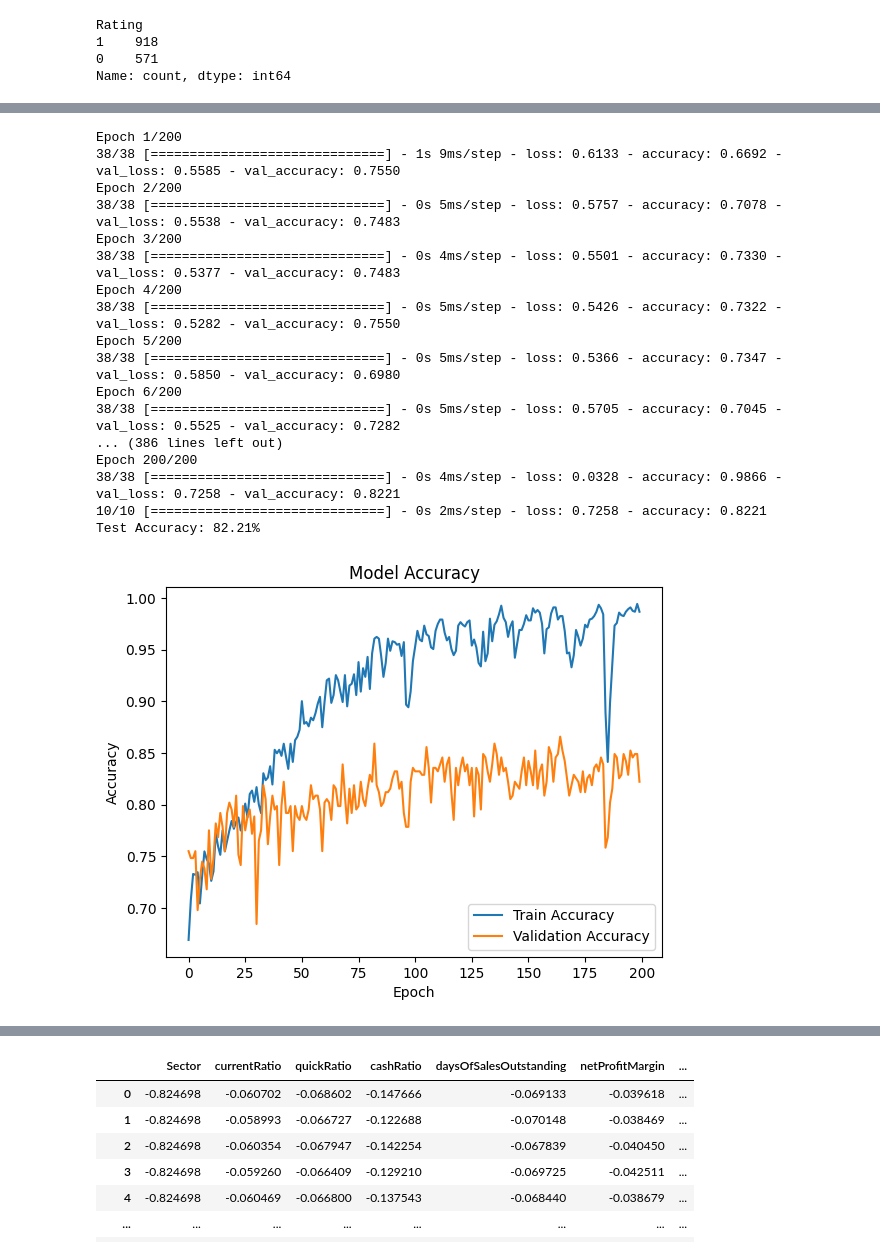
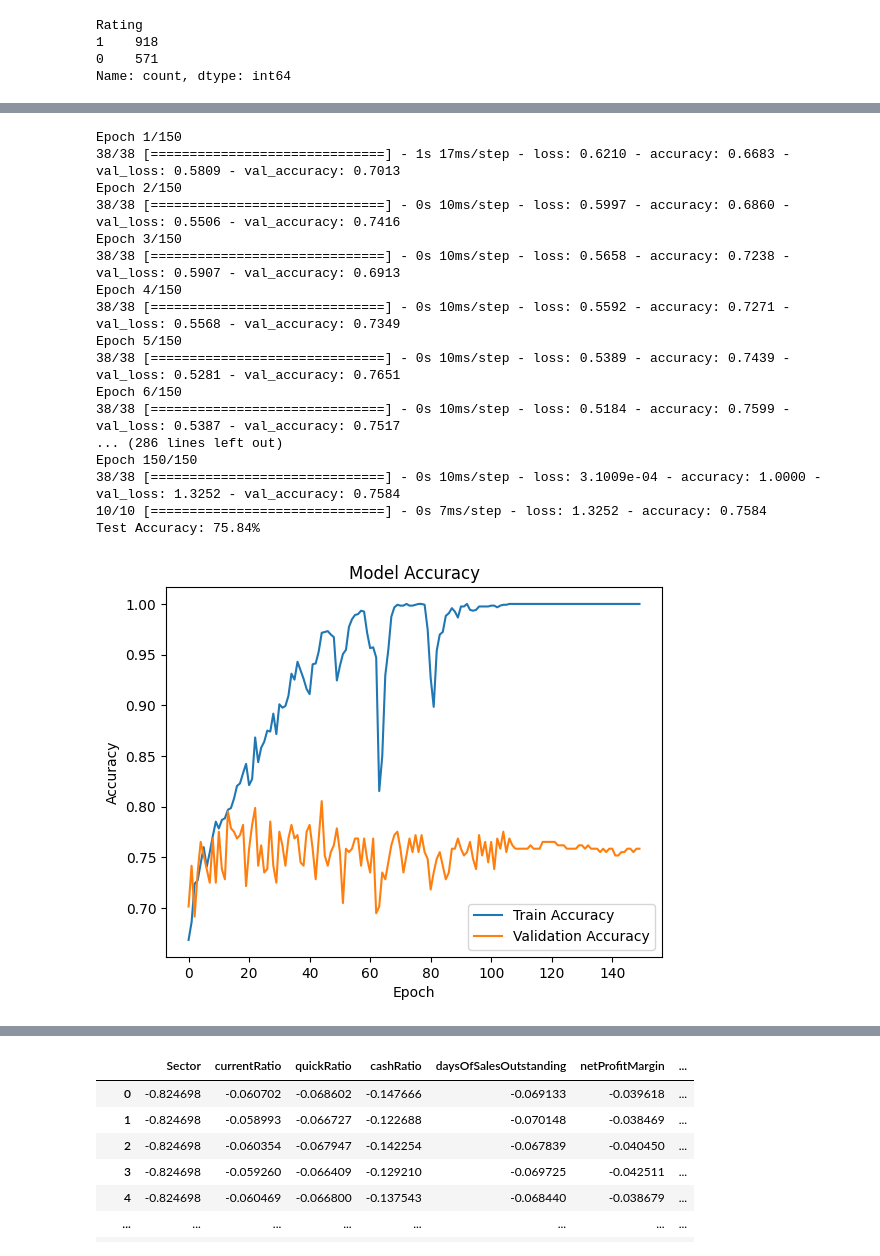
Before and after one commit to Aaditya260305/Multimodal-Machine-Learning-for-Credit-Modeling, a Jupyter notebook: binaryclass_classfication_deep_learning.ipynb, the cells around one changed output, grey strips where cells are left out. Saved outputs shown, nothing was run; the diff lists cells and outputs as text; code cells hidden in the pictures.

```diff
--- a/binaryclass_classfication_deep_learning.ipynb
+++ b/binaryclass_classfication_deep_learning.ipynb
@@ -254,14 +254,14 @@ def run_model(X,y , text , table , name_of_csv):
     table.to_csv(name_of_csv ,index=False)
     return table
 # %%
-filename = "binaryclass_with_ticker.csv"
-table = pd.read_csv("comparative_analysis.csv")
-run_model(X,y , "NLP", table , filename) # nlp extracted features used
+# filename = "binaryclass_with_ticker.csv"
+# table = pd.read_csv("comparative_analysis.csv")
+# run_model(X,y , "NLP", table , filename) # nlp extracted features used
 
-X = X.drop(["Negative","Positive","Uncertainty","Litigious","Strong_Modal","Weak_Modal","Constraining","Readability"] ,axis = 1)
+# X = X.drop(["Negative","Positive","Uncertainty","Litigious","Strong_Modal","Weak_Modal","Constraining","Readability"] ,axis = 1)
 
-table2 = pd.read_csv(filename)
-run_model(X ,y , "No text" , table2 ,filename)   # no nlp extracted features used
+# table2 = pd.read_csv(filename)
+# run_model(X ,y , "No text" , table2 ,filename)   # no nlp extracted features used
 
-Result1 = pd.read_csv(filename)
-Result1
+# Result1 = pd.read_csv(filename)
+# Result1
@@ -362,7 +305,7 @@ ann_trained_model.add(Dense(2, activation='softmax'))  # 2 classes
 ann_trained_model.compile(loss='categorical_crossentropy', optimizer=Adam(learning_rate=0.001), metrics=['accuracy'])
 
 # Train the model
-history = ann_trained_model.fit(X_train, y_train_1, epochs=200 , batch_size=32, validation_data=(X_test, y_test_1), verbose=1)
+history = ann_trained_model.fit(X_train, y_train_1, epochs=125  , batch_size=32, validation_data=(X_test, y_test_1), verbose=1)
 
 # Evaluate the model
 loss, accuracy = ann_trained_model.evaluate(X_test, y_test_1)
@@ -434,7 +377,7 @@ lstm_trained_model.add(Dense(2, activation='softmax'))  # 2 classes
 lstm_trained_model.compile(loss='categorical_crossentropy', optimizer=Adam(learning_rate=0.001), metrics=['accuracy'])
 
 # Train the model
-history = lstm_trained_model.fit(X_train, y_train_1, epochs=100 , batch_size=32, validation_data=(X_test, y_test_1), verbose=1)
+history = lstm_trained_model.fit(X_train, y_train_1, epochs=150 , batch_size=32, validation_data=(X_test, y_test_1), verbose=1)
 
 # Evaluate the model
 loss, accuracy = lstm_trained_model.evaluate(X_test, y_test_1)
@@ -544,51 +487,51 @@ Test Accuracy: 76.17%
 # %%
 #  simple rnn
 
 from tensorflow.keras.layers import SimpleRNN
 
 # Define the RNN model
 rnn_trained_model = Sequential()
 rnn_trained_model.add(SimpleRNN(100, activation='tanh', input_shape=(X_train.shape[1], 1)))
 rnn_trained_model.add(Dense(64, activation='relu'))
 rnn_trained_model.add(Dense(2, activation='softmax'))
 
 # Compile and train as usual
 rnn_trained_model.compile(optimizer=Adam(learning_rate=0.001), loss='categorical_crossentropy', metrics=['accuracy'])
-history = rnn_trained_model.fit(X_train, y_train_1, epochs=200, batch_size=32, validation_data=(X_test, y_test_1))
+history = rnn_trained_model.fit(X_train, y_train_1, epochs=150, batch_size=32, validation_data=(X_test, y_test_1))
 
 # Evaluate the model
 loss, accuracy = rnn_trained_model.evaluate(X_test, y_test_1)
 print(f"Test Accuracy: {accuracy * 100:.2f}%")
 
 accuracies_dict["Simple RNN"] = accuracy*100
 
 # Plot training and validation accuracy
 plt.plot(history.history['accuracy'], label='Train Accuracy')
 plt.plot(history.history['val_accuracy'], label='Validation Accuracy')
 plt.title('Model Accuracy')
 plt.ylabel('Accuracy')
 plt.xlabel('Epoch')
 plt.legend(loc='lower right')
 plt.show()
 # %% [output]
-Epoch 1/200
-38/38 [==============================] - 1s 9ms/step - loss: 0.6133 - accuracy: 0.6692 - val_loss: 0.5585 - val_accuracy: 0.7550
-Epoch 2/200
-38/38 [==============================] - 0s 5ms/step - loss: 0.5757 - accuracy: 0.7078 - val_loss: 0.5538 - val_accuracy: 0.7483
-Epoch 3/200
-38/38 [==============================] - 0s 4ms/step - loss: 0.5501 - accuracy: 0.7330 - val_loss: 0.5377 - val_accuracy: 0.7483
-Epoch 4/200
-38/38 [==============================] - 0s 5ms/step - loss: 0.5426 - accuracy: 0.7322 - val_loss: 0.5282 - val_accuracy: 0.7550
-Epoch 5/200
-38/38 [==============================] - 0s 5ms/step - loss: 0.5366 - accuracy: 0.7347 - val_loss: 0.5850 - val_accuracy: 0.6980
-Epoch 6/200
-38/38 [==============================] - 0s 5ms/step - loss: 0.5705 - accuracy: 0.7045 - val_loss: 0.5525 - val_accuracy: 0.7282
-... (386 lines left out)
-Epoch 200/200
-38/38 [==============================] - 0s 4ms/step - loss: 0.0328 - accuracy: 0.9866 - val_loss: 0.7258 - val_accuracy: 0.8221
-10/10 [==============================] - 0s 2ms/step - loss: 0.7258 - accuracy: 0.8221
-Test Accuracy: 82.21%
+Epoch 1/150
+38/38 [==============================] - 1s 17ms/step - loss: 0.6210 - accuracy: 0.6683 - val_loss: 0.5809 - val_accuracy: 0.7013
+Epoch 2/150
+38/38 [==============================] - 0s 10ms/step - loss: 0.5997 - accuracy: 0.6860 - val_loss: 0.5506 - val_accuracy: 0.7416
+Epoch 3/150
+38/38 [==============================] - 0s 10ms/step - loss: 0.5658 - accuracy: 0.7238 - val_loss: 0.5907 - val_accuracy: 0.6913
+Epoch 4/150
+38/38 [==============================] - 0s 10ms/step - loss: 0.5592 - accuracy: 0.7271 - val_loss: 0.5568 - val_accuracy: 0.7349
+Epoch 5/150
+38/38 [==============================] - 0s 10ms/step - loss: 0.5389 - accuracy: 0.7439 - val_loss: 0.5281 - val_accuracy: 0.7651
+Epoch 6/150
+38/38 [==============================] - 0s 10ms/step - loss: 0.5184 - accuracy: 0.7599 - val_loss: 0.5387 - val_accuracy: 0.7517
+... (286 lines left out)
+Epoch 150/150
+38/38 [==============================] - 0s 10ms/step - loss: 3.1009e-04 - accuracy: 1.0000 - val_loss: 1.3252 - val_accuracy: 0.7584
+10/10 [==============================] - 0s 7ms/step - loss: 1.3252 - accuracy: 0.7584
+Test Accuracy: 75.84%
-[figure, old version]
+[figure, new version]
 # %%
 from tensorflow.keras.layers import GRU
 
```
Also changed, not shown: parts of 14 cells of this notebook, 7 other files.
